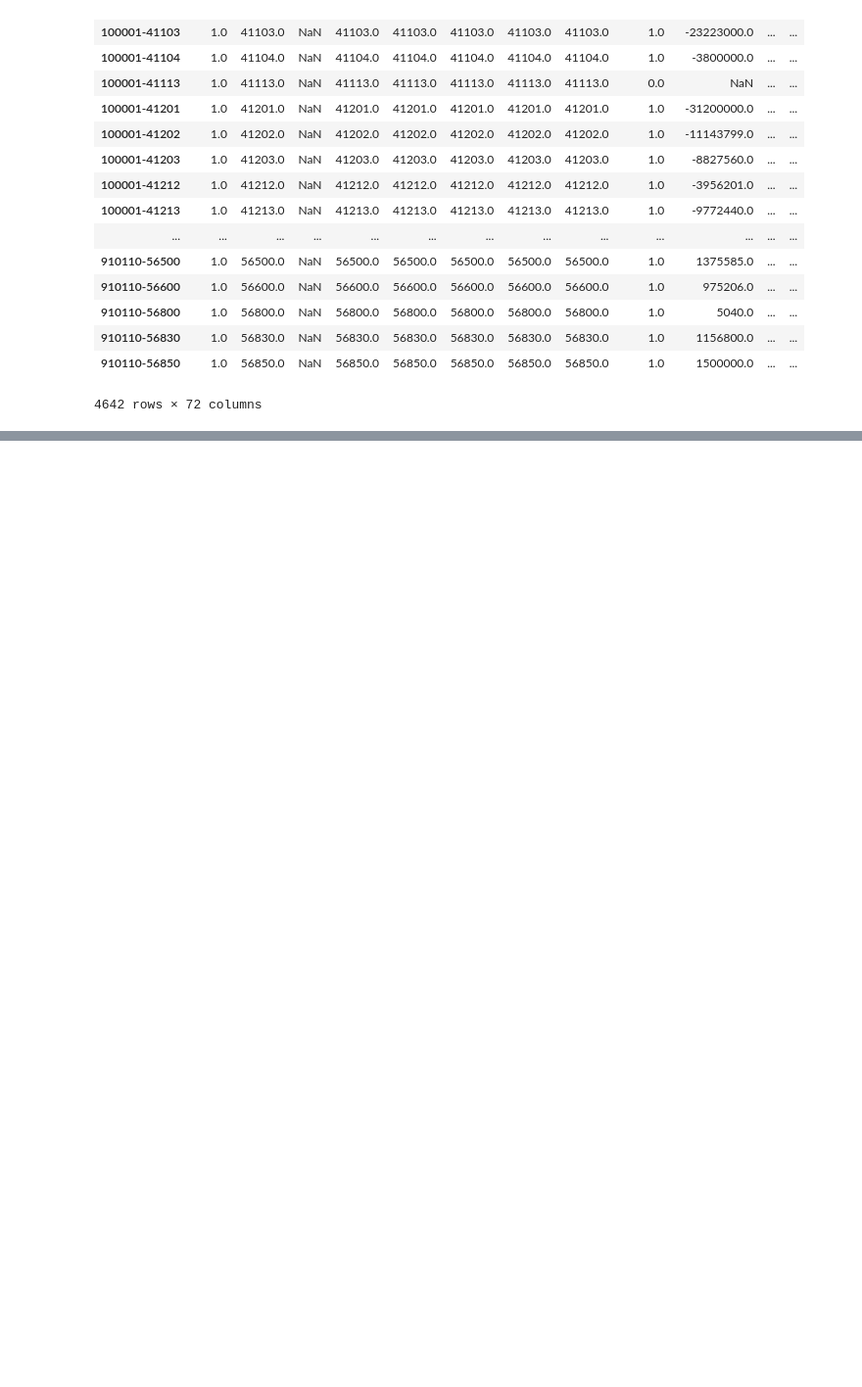
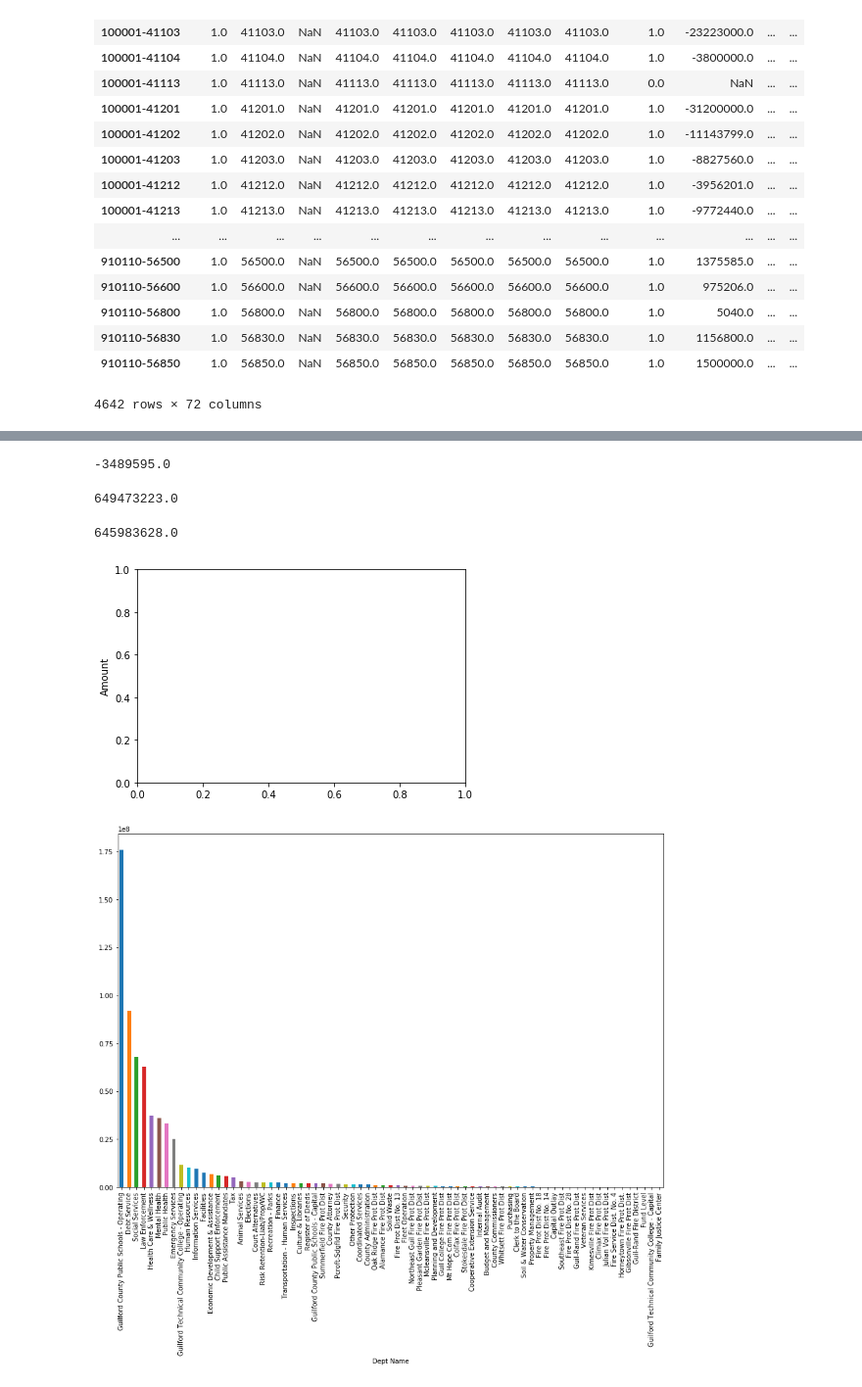
Before and after one commit to UNCG-CSE/Guilford_Financial, a Jupyter notebook: src/data understanding_rohit.ipynb, the cells around one changed output, grey strips where cells are left out. Shown: that part at 98% size. Drawn from its saved outputs; the diff is of its cells as text; code cells hidden in the pictures; blank space fills up the shorter version.

```diff
--- a/src/data understanding_rohit.ipynb
+++ b/src/data understanding_rohit.ipynb
@@ -279,0 +180,2 @@ df_2013
+# %%
+df_2013=df_budget_Expence[df_budget_Expence.Year==2013]
@@ -279,0 +186,22 @@ df_2013
+# %%
+df_2013_negative.Amount.sum()
+# %% [output]
+-3489595.0
+# %%
+df_2013_positive.Amount.sum()
+# %% [output]
+649473223.0
+# %%
+df_2013_negative.Amount.sum() + df_2013_positive.Amount.sum()
+# %% [output]
+645983628.0
+# %%
+import matplotlib.pyplot as plt
+plt.ylabel("Amount")
+plt.figure(figsize=(15,10))
+#plt.figsize(30,60)
+plt.show(df_2013.groupby("Dept Name")["Amount"].sum().sort_values(ascending=False).plot(kind='bar'))
+# plt.show()
+# %% [output]
+[figure, added]
+[figure, added]
```
Also changed, not shown: parts of 35 cells of this notebook, 2 other files.
